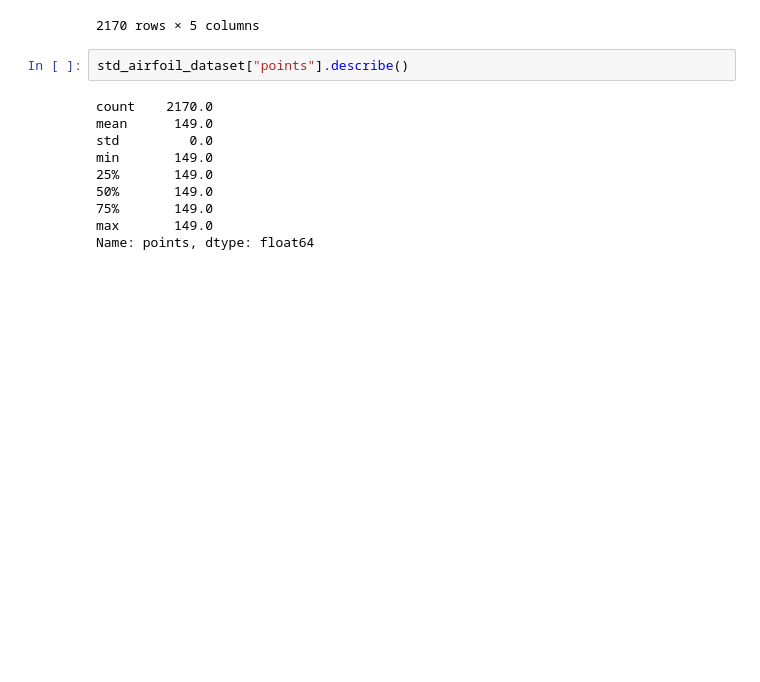
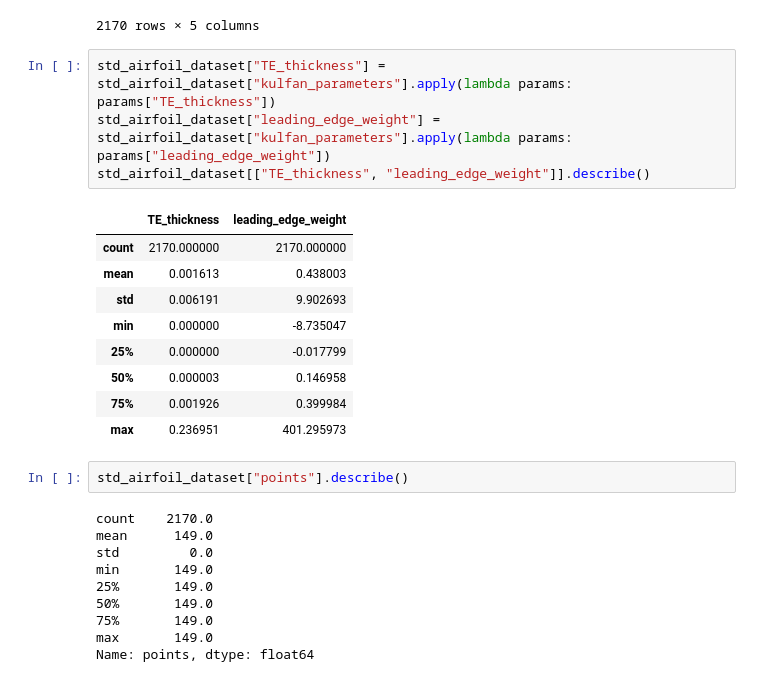
Before and after one commit to matsouto/Generative_airfoil_models, a Jupyter notebook: notebook/preprocessing/preprocessing.ipynb, the cells around one changed output. Saved outputs shown, nothing was run; the diff lists cells and outputs as text; blank space fills up the shorter version.

```diff
--- a/notebook/preprocessing/preprocessing.ipynb
+++ b/notebook/preprocessing/preprocessing.ipynb
@@ -140,6 +137,20 @@ display(std_airfoil_dataset)
 | 2168 | ys930 | [[1.0, 2.3107143604131055e-21], [... | {'lower_weights': [-0.07416142348... | (149, 2) | 149 |
 | 2169 | zv15_35 | [[1.0, 6.573215687287062e-19], [0... | {'lower_weights': [-0.41459097360... | (149, 2) | 149 |
 2170 rows × 5 columns
+# %%
+std_airfoil_dataset["TE_thickness"] = std_airfoil_dataset["kulfan_parameters"].apply(lambda params: params["TE_thickness"])
+std_airfoil_dataset["leading_edge_weight"] = std_airfoil_dataset["kulfan_parameters"].apply(lambda params: params["leading_edge_weight"])
+std_airfoil_dataset[["TE_thickness", "leading_edge_weight"]].describe()
+# %% [output]
+|  | TE_thickness | leading_edge_weight |
+| count | 2170.000000 | 2170.000000 |
+| mean | 0.001613 | 0.438003 |
+| std | 0.006191 | 9.902693 |
+| min | 0.000000 | -8.735047 |
+| 25% | 0.000000 | -0.017799 |
+| 50% | 0.000003 | 0.146958 |
+| 75% | 0.001926 | 0.399984 |
+| max | 0.236951 | 401.295973 |
 # %%
 std_airfoil_dataset["points"].describe()
 # %% [output]
```
Also changed, not shown: parts of 1 cell of this notebook, 3 other files.
